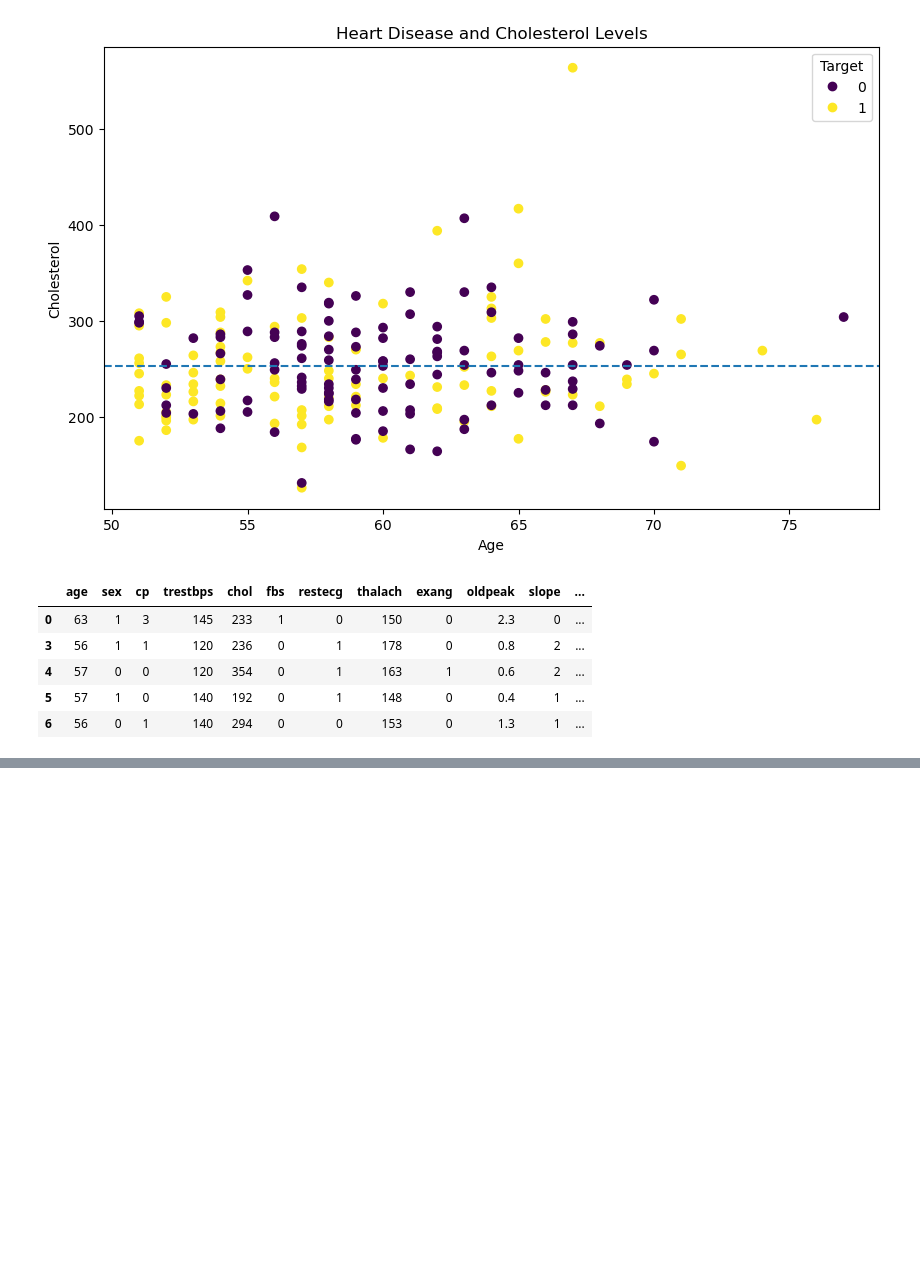
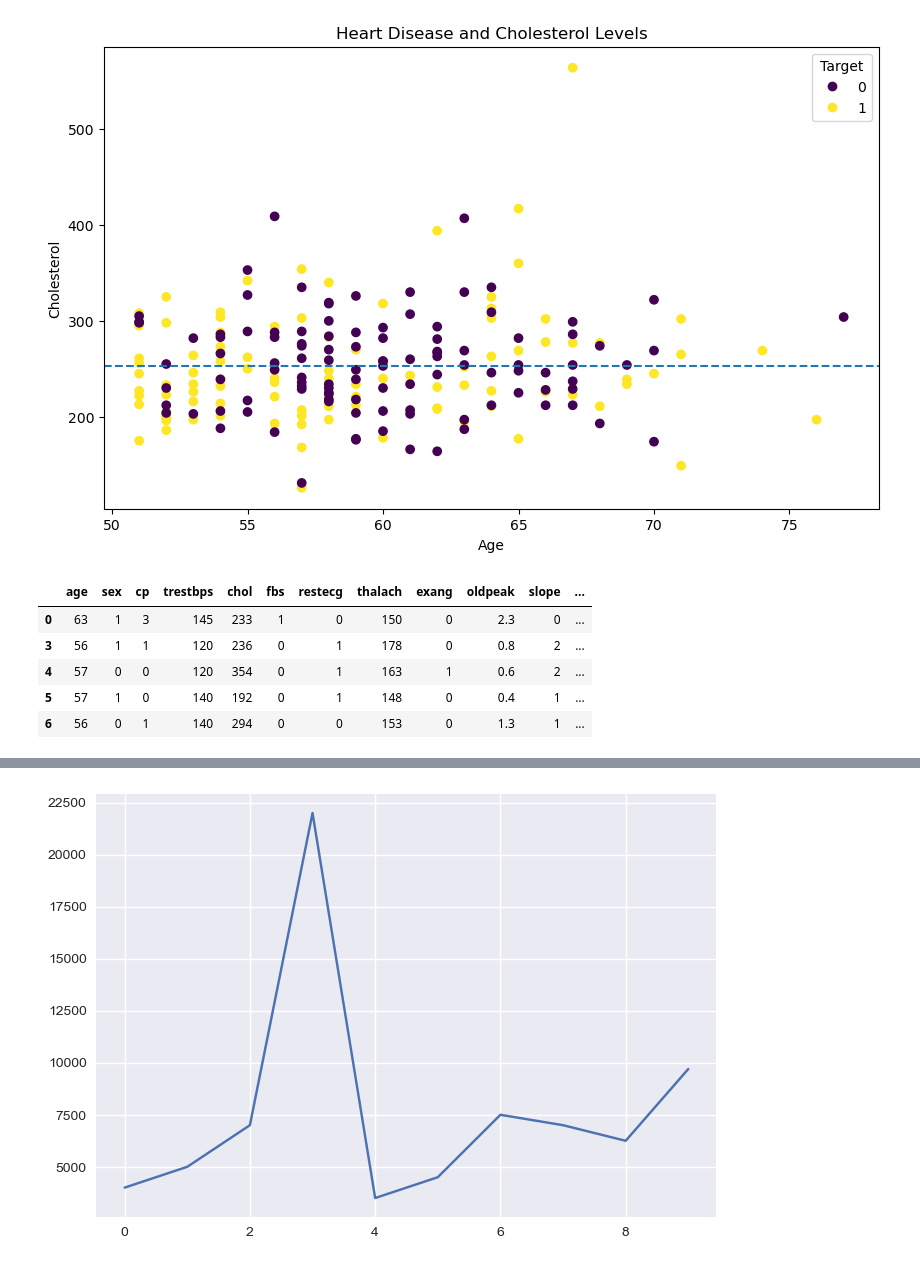
Before and after one commit to Tarun-Mittal-cell/dataAnalysisPandasNumpy, a Jupyter notebook: Introduction to Matplotlib.ipynb, the cells around one changed output, grey strips where cells are left out. Cells and saved outputs as stored; diff of their text form; code cells hidden in the pictures; blank space fills up the shorter version.

```diff
--- a/Introduction to Matplotlib.ipynb
+++ b/Introduction to Matplotlib.ipynb
@@ -501,0 +535,6 @@ fig.suptitle("Heart Disease Analysis", fontsize=16, fontweight="bold")
+# %%
+plt.style.use('seaborn')
+# %%
+car_sales["Price"].plot();
+# %% [output]
+[figure, added]
```
Also changed, not shown: parts of 12 cells of this notebook.
